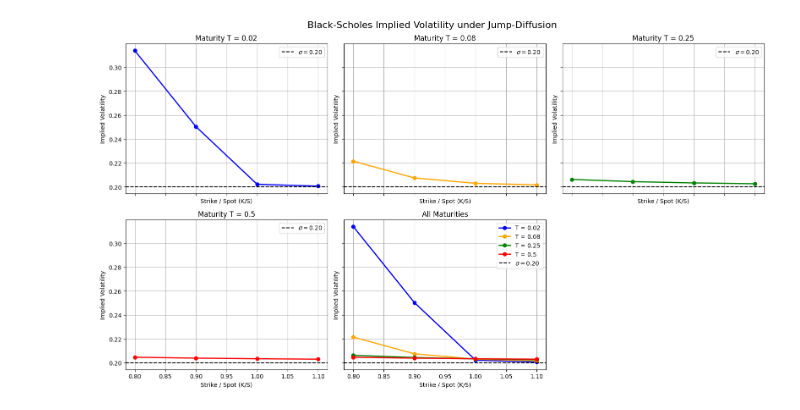
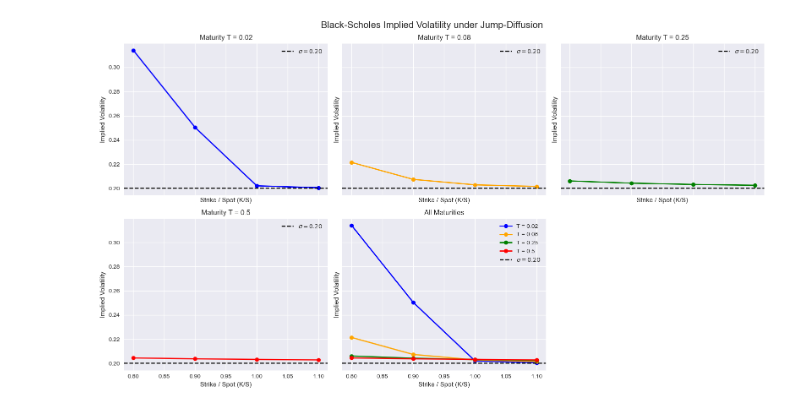
Before and after one commit to RomainFast121/advanced_derivatives_assignments, a Jupyter notebook: first_assignment/assignment1.ipynb, the cells around one changed output. Cells and saved outputs as stored; diff of their text form; code cells hidden in the pictures.

Commit message:
small plot modif

```diff
--- a/first_assignment/assignment1.ipynb
+++ b/first_assignment/assignment1.ipynb
@@ -38,8 +38,8 @@ T_list = [0.02, 0.08, 0.25, 0.5]
 S = 100
 K_list = [round(i*S, 1) for i in [0.8, 0.9, 1.0, 1.1]]
 
-jump_call_value_list = {(K,T): jump_call_solution(S, K, T, VOL, R, Q, LAMBDA_Q, GAMMA) for K in K_list for T in T_list}
-for key, value in jump_call_value_list.items():
+jump_call_value_dic = {(K,T): jump_call_solution(S, K, T, VOL, R, Q, LAMBDA_Q, GAMMA) for K in K_list for T in T_list}
+for key, value in jump_call_value_dic.items():
     k, t = key
     print(f'The call value for the jump model using strike: {k:.1f} and time to maturity: {t:.1f} is {value:.3f}')
 # %% [output]
@@ -68,12 +68,12 @@ def implied_vol_call(price, s, k, T, r, q=0, t=0):
 implied_vols = {}
 for T in T_list:
     for K in K_list:
-        price = jump_call_value_list[(K, T)]
+        price = jump_call_value_dic[(K, T)]
         iv = implied_vol_call(price, S, K, T, R, Q)
         implied_vols[(K, T)] = iv
 
 for (K, T), iv in implied_vols.items():
-    print(f"K/S={K/S:.1f}, T={T:.2f}, "f"Implied vol={iv:.4%}")
+    print(f"K/S={K/S:.1f}, T={T:.2f}, Implied vol={iv:.4%}")
 # %% [output]
 K/S=0.8, T=0.02, Implied vol=31.4027%
 K/S=0.9, T=0.02, Implied vol=25.0377%
@@ -92,33 +92,36 @@ K/S=0.9, T=0.50, Implied vol=20.3818%
 K/S=1.0, T=0.50, Implied vol=20.3307%
 K/S=1.1, T=0.50, Implied vol=20.2924%
 # %%
+plt.style.use('seaborn-v0_8')
+
 moneyness = [K / S for K in K_list]
 colors = ['blue', 'orange', 'green', 'red']
-fig, axes = plt.subplots(2, 3,figsize=(16, 9),sharex=True,sharey=True)
+fig, axes = plt.subplots(2, 3, figsize=(16, 9), sharex=True, sharey=True)
 axes = axes.flatten()
+
 for i, (T, color) in enumerate(zip(T_list, colors)):
     vols = [implied_vols[(K, T)] for K in K_list]
     axes[i].plot(moneyness,vols,marker='o',linewidth=2,color=color)
     axes[i].axhline(VOL,linestyle='--',color='black',label=r'$\sigma = 0.20$')
     axes[i].set_title(f'Maturity T = {T}')
     axes[i].set_xlabel('Strike / Spot (K/S)')
     axes[i].set_ylabel('Implied Volatility')
     axes[i].grid(True)
     axes[i].legend()
 
 for T, color in zip(T_list, colors):
     vols = [implied_vols[(K, T)] for K in K_list]
     axes[4].plot(moneyness,vols,marker='o',linewidth=2,color=color,label=f'T = {T}')
 axes[4].axhline(VOL,linestyle='--',color='black',label=r'$\sigma = 0.20$')
 axes[4].set_title('All Maturities')
 axes[4].set_xlabel('Strike / Spot (K/S)')
 axes[4].set_ylabel('Implied Volatility')
 axes[4].grid(True)
 axes[4].legend()
 
 fig.delaxes(axes[5])
 fig.suptitle('Black-Scholes Implied Volatility under Jump-Diffusion',fontsize=16)
 plt.tight_layout()
 plt.show()
 # %% [output]
-[figure, old version]
+[figure, new version]
```
